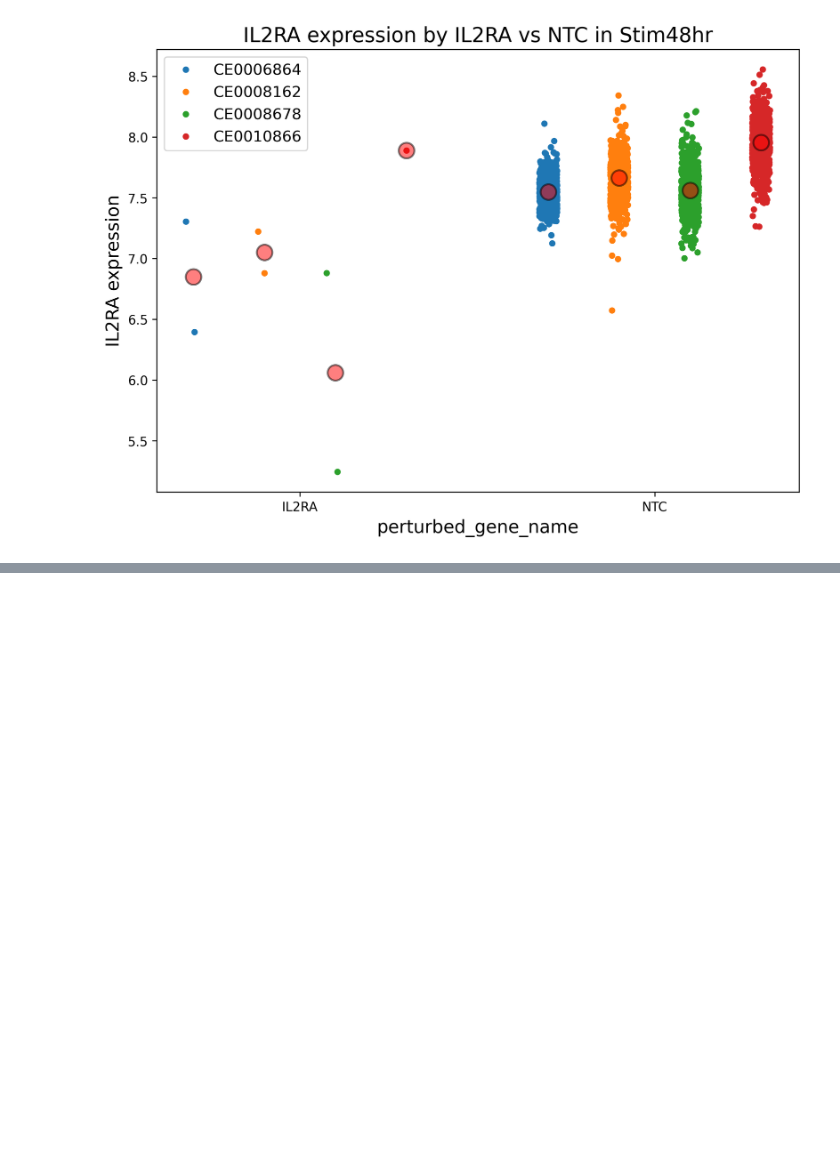
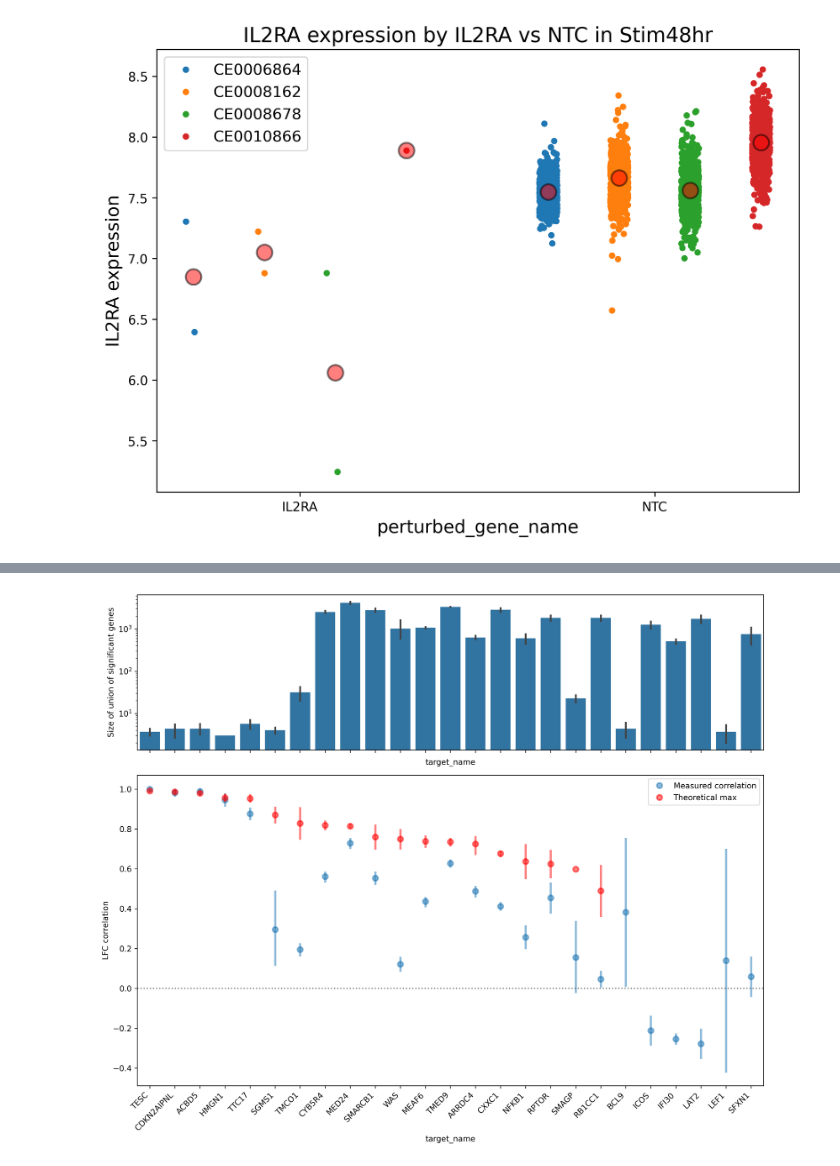
Before and after one commit to emdann/GWT_perturbseq_analysis_2025, a Jupyter notebook: src/3_DE_analysis/donor_robustness/donor_robustness_analysis.ipynb, the cells around one changed output, grey strips where cells are left out. Saved outputs shown, nothing was run; the diff lists cells and outputs as text; code cells hidden in the pictures; blank space fills up the shorter version.

```diff
--- a/src/3_DE_analysis/donor_robustness/donor_robustness_analysis.ipynb
+++ b/src/3_DE_analysis/donor_robustness/donor_robustness_analysis.ipynb
@@ -223,0 +222,19 @@ correlation_df
+# %%
+def get_reliability(x, sigma):
+    sigma2_obs = np.var(x, ddof=1)  # Observed variance across features
+    sigma2_sem = np.mean(sigma**2)   # Average squared standard error
+    sigma2_true = sigma2_obs - sigma2_sem  # Estimated true signal variance
+    reliability = sigma2_true / (sigma2_true + sigma2_sem)
+    return(reliability)
+
+def get_max_correlation(x_a, sigma_a, x_b, sigma_b):
+    """Calculate maximum possible correlation"""
+    rel_a = get_reliability(x_a, sigma_a)
+    rel_b = get_reliability(x_b, sigma_b)
+    return np.sqrt(rel_a * rel_b)
+
+def get_lfc_correlation(x_a, sigma_a, x_b, sigma_b):
+    """Calculate maximum possible correlation"""
+    corr = x_a.corr(x_b)
+    corr_ceil = get_max_correlation(x_a, sigma_a, x_b, sigma_b)
+    return corr, corr_ceil
@@ -223,0 +305,32 @@ correlation_df
+# %%
+# Calculate mean correlation per target to sort by
+mean_corr = correlations.groupby('target_name')['correlation_ceiling'].mean().sort_values(ascending=False)
+sorted_targets = mean_corr.index
+
+# Create figure with two subplots
+fig, (ax1, ax2) = plt.subplots(2, 1, figsize=(12, 10), height_ratios=[1, 2])
+
+# Top subplot - mean number of significant genes
+sns.barplot(data=correlations, x='target_name', y='n_signif', ax=ax1, order=sorted_targets)
+ax1.set_xticklabels([]) # Hide x labels on top plot
+ax1.set_ylabel('Size of union of significant genes')
+ax1.set_yscale('log')
+
+# Bottom subplot - correlations
+sns.pointplot(data=correlations, x='target_name', y='correlation',
+              order=sorted_targets, alpha=0.5, ax=ax2, linestyles='', label='Measured correlation')
+sns.pointplot(data=correlations, x='target_name', y='correlation_ceiling',
+              order=sorted_targets, alpha=0.5, color='red', ax=ax2, linestyles='', label='Theoretical max')
+ax2.axhline(y=0, color='black', linestyle=':', alpha=0.5)
+ax2.set_ylabel('LFC correlation')
+# Add legend inside plot
+ax2.legend(bbox_to_anchor=(1, 1))
+
+
+# Rotate x-axis labels for readability
+ax2.set_xticklabels(ax2.get_xticklabels(), rotation=45, ha='right')
+
+# Adjust layout to prevent label cutoff
+plt.tight_layout()
+# %% [output]
+[figure, added]
```
Also changed, not shown: parts of 13 cells of this notebook, 1 other file.
